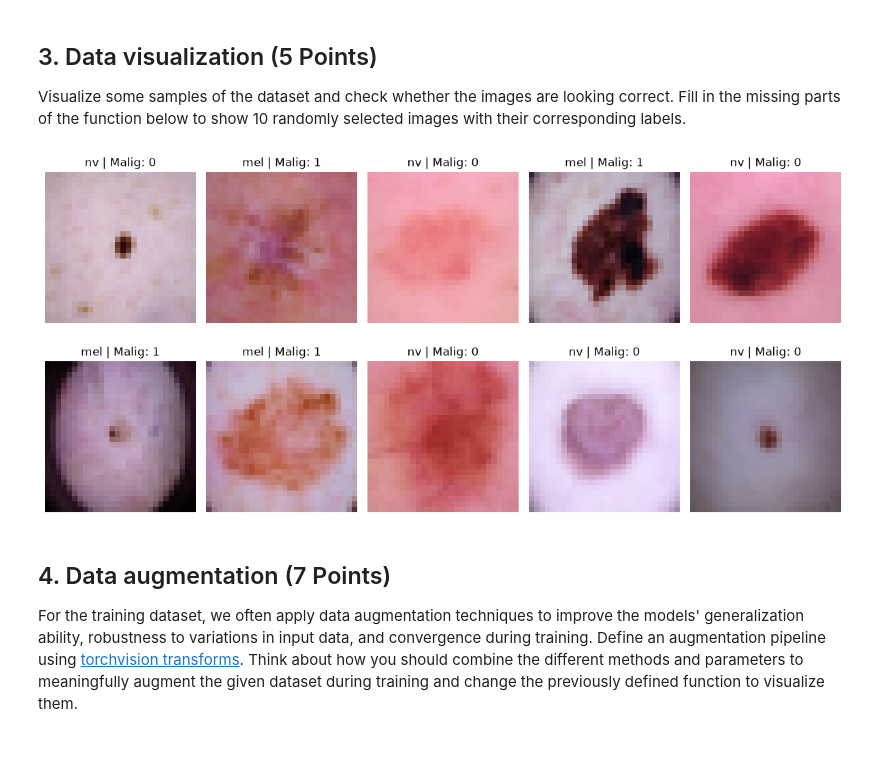
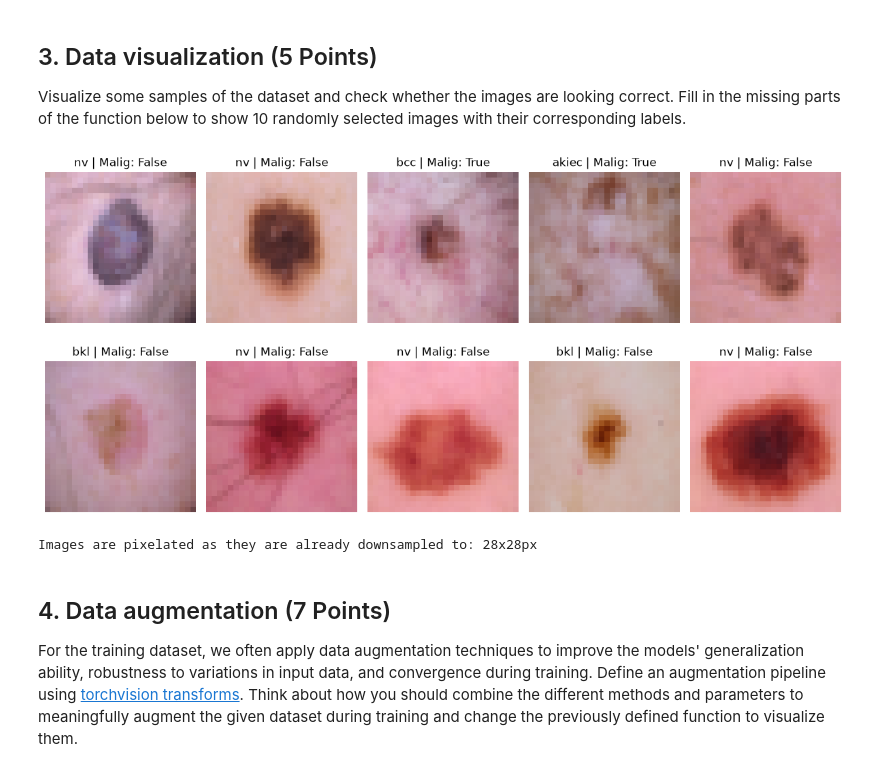
Before and after one commit to Catfish16/WS26ML_EX1, a Jupyter notebook: dermamnist_classification_group_N.ipynb, the cells around one changed output. Saved outputs shown, nothing was run; the diff lists cells and outputs as text; code cells hidden in the pictures.

```diff
--- a/dermamnist_classification_group_N.ipynb
+++ b/dermamnist_classification_group_N.ipynb
@@ -186,7 +187,7 @@ def build_split(split_name):
     dx_bin = metadata["dx"].isin(MALIGNANT_DX).astype(int)
 
     return {
-        "images": images.astype(np.float32) / 255.0,
+        "imgs": images.astype(np.float32) / 255.0,
         "dx": metadata["dx"].values,
         "dx_code": metadata["dx"].map(DX_TO_CODE).values.astype(np.int64),
         "dx_bin": dx_bin.to_numpy(),
@@ -206,30 +207,35 @@ test: n=1227, malignant=149 (12.1%)
 
 Visualize some samples of the dataset and check whether the images are looking correct. Fill in the missing parts of the function below to show 10 randomly selected images with their corresponding labels.
 # %%
-def visualize_images(splits, which="train"):
+def visualize_images(splits, which="train", seed=SEED):
     fig, axes = plt.subplots(2, 5, figsize=(12, 6))
 
-    # Randomly sample 10 image indices to visualize.
-    samples_idx = np.random.choice(len(splits[which]["imgs"]), size=10, replace=False)
+    # Randomly sample 10 image indices to visualize using the seed to get reproducible results.
+    rng = np.random.default_rng(seed)
+    samples_idx = rng.choice (len(splits[which]["imgs"]), size=10, replace=False)
 
     for i, idx in enumerate(samples_idx):
         ax = axes[i // 5, i % 5]
 
         # Select the image at idx and the corresponding labels, then display it.
         image = splits[which]["imgs"][idx]
         dx_label = splits[which]["dx"][idx]
         is_malignant = splits[which]["dx_bin"][idx]
 
         ax.imshow(image)
-        ax.set_title(f"{dx_label} | Malig: {is_malignant}")
+        ax.set_title(f"{dx_label} | Malig: {is_malignant.astype(bool)}")
         ax.axis("off")
 
     plt.tight_layout()
     plt.show()
 
+    height, width = splits["train"]["imgs"][0].shape[:2]
+    print("Images are pixelated as they are already downsampled to:", f"{height}x{width}px")
+
 visualize_images(splits, which="train")
 # %% [output]
-[figure, old version]
+[figure, new version]
+Images are pixelated as they are already downsampled to: 28x28px
 # %% [markdown]
 ## 4. Data augmentation (7 Points)
 
```
Also changed, not shown: parts of 5 cells of this notebook.
